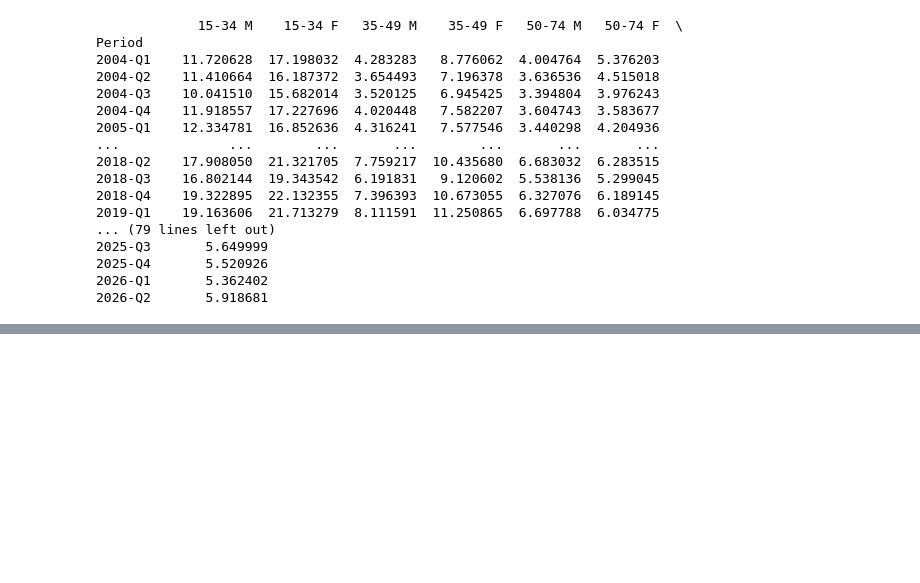
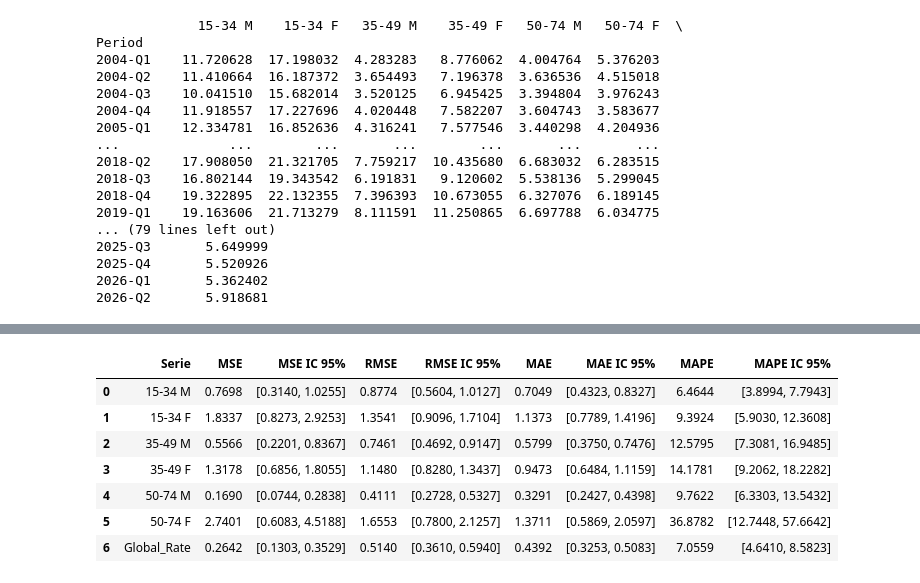
Before and after one commit to elkasegura/HYBRID_SARIMA, a Jupyter notebook: 2_SARIMA.ipynb, the cells around one changed output, grey strips where cells are left out. Cells and saved outputs as stored; diff of their text form; code cells hidden in the pictures; blank space fills up the shorter version.

```diff
--- a/2_SARIMA.ipynb
+++ b/2_SARIMA.ipynb
@@ -178,0 +292,65 @@ Global_Rate (ok)
+# %%
+# Calcular los IC en el test set
+rng = np.random.default_rng(42)
+B = 2000
+block_size = 4
+ci_results = []
+
+for col in sarima_best_params:
+    real = test[col].to_numpy()
+    pred = np.asarray(sarima_predictions[col])
+    n = len(real)
+
+    if n < block_size:
+        raise ValueError(f"{col}: test too short for blocks of {block_size}")
+
+    metrics = {"MSE": [], "RMSE": [], "MAE": [], "MAPE": []}
+
+    for _ in range(B):
+        starts = rng.integers(0, n-block_size+1, size=int(np.ceil(n/block_size)))
+        idx = np.concatenate([np.arange(s,s+block_size) for s in starts])[:n]
+
+        y_b = real[idx]
+        p_b = pred[idx]
+        errors = y_b-p_b
+
+        mse_b = np.mean(errors**2)
+        metrics["MSE"].append(mse_b)
+        metrics["RMSE"].append(np.sqrt(mse_b))
+        metrics["MAE"].append(np.mean(np.abs(errors)))
+
+        mask = y_b != 0
+        metrics["MAPE"].append(
+            np.mean(np.abs(errors[mask]/y_b[mask]))*100
+            if mask.any() else np.nan
+        )
+
+    row = {"Serie": col}
+    point_metrics = {
+        "MSE": np.mean((real-pred)**2),
+        "RMSE": np.sqrt(np.mean((real-pred)**2)),
+        "MAE": np.mean(np.abs(real-pred)),
+        "MAPE": np.mean(np.abs((real[real!=0]-pred[real!=0])/real[real!=0]))*100 if np.any(real!=0) else np.nan
+    }
+
+    for metric, values in metrics.items():
+        lower = np.nanpercentile(values, 2.5)
+        upper = np.nanpercentile(values, 97.5)
+        row[metric] = round(point_metrics[metric], 4)
+        row[f"{metric} IC 95%"] = f"[{lower:.4f}, {upper:.4f}]"
+
+    ci_results.append(row)
+
+sarima_ci_df = pd.DataFrame(ci_results)
+(BASE/"results"/"SARIMA").mkdir(parents=True, exist_ok=True)
+sarima_ci_df.to_csv(BASE/"results"/"SARIMA"/"sarima_IC_test.csv", index=False)
+display(sarima_ci_df)
+# %% [output]
+|  | Serie | MSE | MSE IC 95% | RMSE | RMSE IC 95% | MAE | MAE IC 95% | MAPE | MAPE IC 95% |
+| 0 | 15-34 M | 0.7698 | [0.3140, 1.0255] | 0.8774 | [0.5604, 1.0127] | 0.7049 | [0.4323, 0.8327] | 6.4644 | [3.8994, 7.7943] |
+| 1 | 15-34 F | 1.8337 | [0.8273, 2.9253] | 1.3541 | [0.9096, 1.7104] | 1.1373 | [0.7789, 1.4196] | 9.3924 | [5.9030, 12.3608] |
+| 2 | 35-49 M | 0.5566 | [0.2201, 0.8367] | 0.7461 | [0.4692, 0.9147] | 0.5799 | [0.3750, 0.7476] | 12.5795 | [7.3081, 16.9485] |
+| 3 | 35-49 F | 1.3178 | [0.6856, 1.8055] | 1.1480 | [0.8280, 1.3437] | 0.9473 | [0.6484, 1.1159] | 14.1781 | [9.2062, 18.2282] |
+| 4 | 50-74 M | 0.1690 | [0.0744, 0.2838] | 0.4111 | [0.2728, 0.5327] | 0.3291 | [0.2427, 0.4398] | 9.7622 | [6.3303, 13.5432] |
+| 5 | 50-74 F | 2.7401 | [0.6083, 4.5188] | 1.6553 | [0.7800, 2.1257] | 1.3711 | [0.5869, 2.0597] | 36.8782 | [12.7448, 57.6642] |
+| 6 | Global_Rate | 0.2642 | [0.1303, 0.3529] | 0.5140 | [0.3610, 0.5940] | 0.4392 | [0.3253, 0.5083] | 7.0559 | [4.6410, 8.5823] |
```
Also changed, not shown: parts of 6 cells of this notebook, 4 other files.
